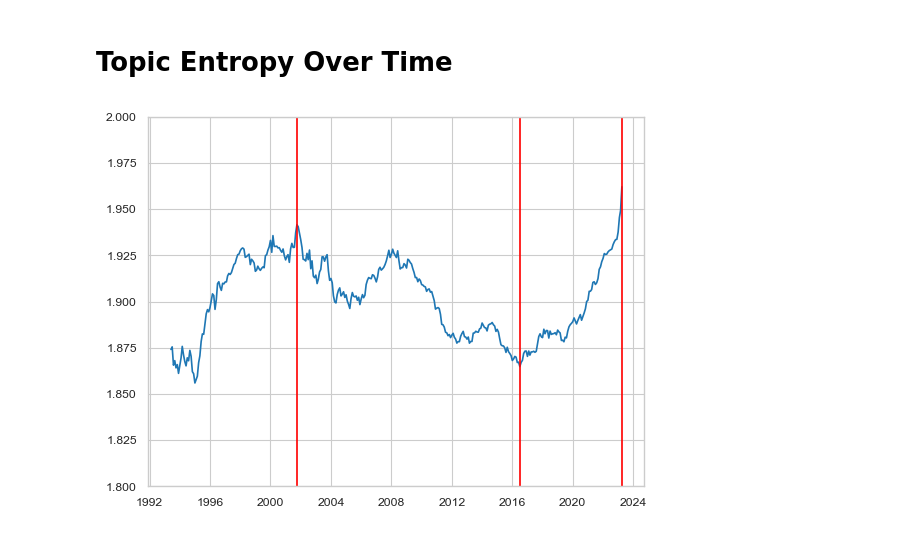
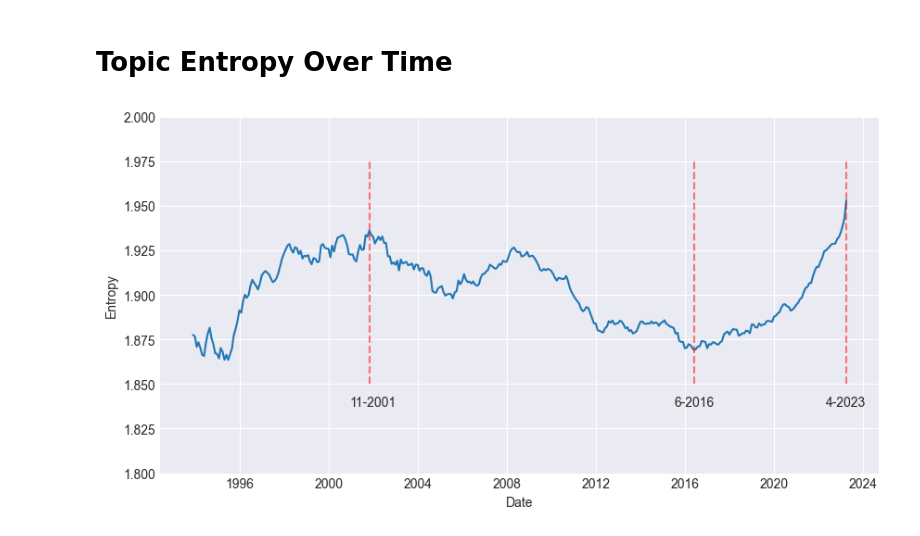
Before and after one commit to vitorbborges/monografia-PET22, a Jupyter notebook: Topic Trends.ipynb, the cells around one changed output. Drawn from its saved outputs; the diff is of its cells as text; code cells hidden in the pictures.

```diff
--- a/Topic Trends.ipynb
+++ b/Topic Trends.ipynb
@@ -4,17 +4,20 @@ warnings.filterwarnings("ignore")
 
 from gensim.models import ldamodel
 
-from datetime import datetime
+from datetime import datetime, timedelta
 import numpy as np
 import pandas as pd
 from tqdm import tqdm
 from scipy.stats import entropy
+import ruptures as rpt
 
 import statsmodels.api as sm
 import matplotlib.pyplot as plt
 import seaborn as sns
 %matplotlib inline
-sns.set_style('whitegrid')
-sns.set_context('paper')
+plt.tight_layout()
+plt.style.use('seaborn-v0_8-darkgrid')
+
+plt.rcParams['figure.figsize'] = (10, 5)
 
 from utils import dataset, load_bow
@@ -56,5 +48,5 @@ def get_topics(bow):
     return model.get_document_topics(model.id2word.doc2bow(bow), minimum_probability=0)
 venues['LDA Distribution'] = venues['Abstract Lemmatized'].apply(lambda x: get_topics(x))
 # %%
-df = venues[['Date', 'LDA Distribution']]
+df = venues[['Date', 'Venue', 'LDA Distribution']]
 date_dict = {pd.Timestamp(i): (df['Date'][df['Date'] == i].index[0], df['Date'][df['Date'] == i].index[-1]) for i in df['Date'].unique()}
@@ -112,13 +132,0 @@ plt.show()
-# %%
-sns.set_style('whitegrid')
-sns.set_context('paper')
-
-plt.figure(figsize=(12, 6))
-
-for K in [i[0] for i in largest]:
-    # series = (df.groupby('Date')[f'Topic {K}'].sum()/df.groupby('Date')[f'Topic {K}'].count()).rolling(24).mean().dropna()
-    series = (df.groupby('Date')[f'Topic {K}'].sum()/df.groupby('Date')[f'Topic {K}'].count()).resample('A').first().rolling(5).mean().dropna()
-    plt.plot(series, label=f'Topic {K}')
-
-plt.legend()
-plt.show()
@@ -155,22 +168,24 @@ for K in range(60):
 # %%
-venues['LDA Distribution'] = df['LDA Distribution']
-venues['entropy'] = [entropy([i[1] for i in x]) for x in venues['LDA Distribution']]
-plt.figsize=(12, 6)
-series = (venues.groupby('Date')['entropy'].sum()/venues.groupby('Date')['entropy'].count()).rolling(30).mean().dropna()
-plt.plot(series)
+
+entropy_df = (venues.groupby('Date')['entropy'].sum()/venues.groupby('Date')['entropy'].count()).rolling(36).mean().dropna()
+plt.plot(entropy_df)
 plt.ylim(1.8, 2)
 
 model = "rbf"
-algo = rpt.Pelt(model=model).fit(series.values)
+algo = rpt.Pelt(model=model).fit(entropy_df.values)
 result = algo.predict(pen=15)
 
 for i in range(1, len(result)):
-    segment = series.iloc[result[i-1]:result[i]]
+    segment = entropy_df.iloc[result[i-1]:result[i]]
     if segment.mean() > segment.iloc[0]:
-        plt.vlines(segment.idxmax(), 1.8, 2, color='red')
+        plt.vlines(segment.idxmax(), 1.85, 1.975, color='red', linestyles='dashed', alpha=0.5)
+        plt.annotate(f'{segment.idxmax().month}-{segment.idxmax().year}', (segment.idxmax()-timedelta(days=11*30), 1.8375))
     elif segment.mean() < segment.iloc[0]:
-        plt.vlines(segment.idxmin(), 1.8, 2, color='red')
+        plt.vlines(segment.idxmin(), 1.85, 1.975, color='red', linestyles='dashed', alpha=0.5)
+        plt.annotate(f'{segment.idxmin().month}-{segment.idxmin().year}', (segment.idxmin()-timedelta(days=11*30), 1.8375))
 
+plt.xlabel('Date')
+plt.ylabel('Entropy')
 plt.show()
 # %% [output]
-[figure, old version]
+[figure, new version]
```
Also changed, not shown: parts of 28 cells of this notebook, 4 other files.
